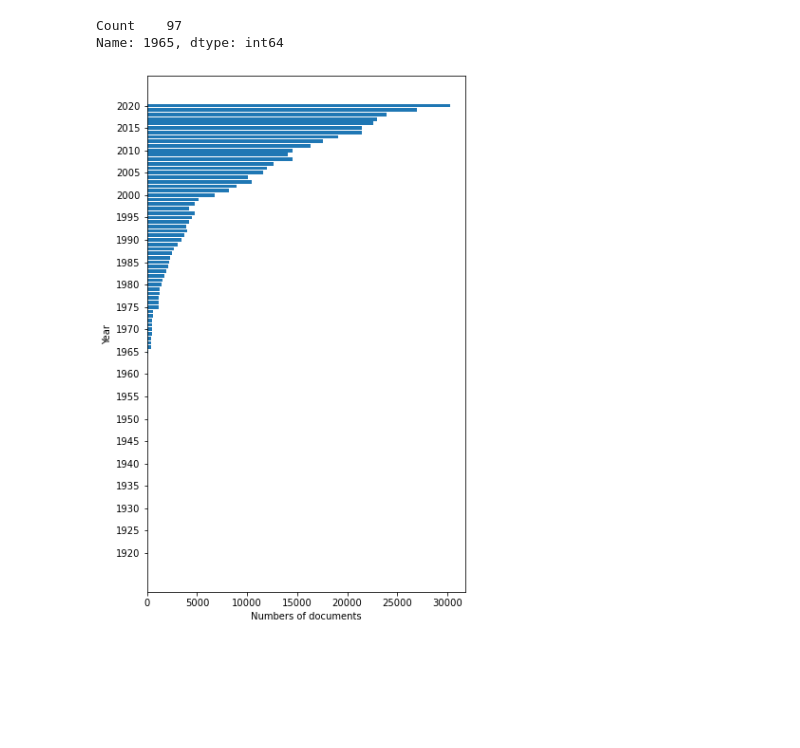
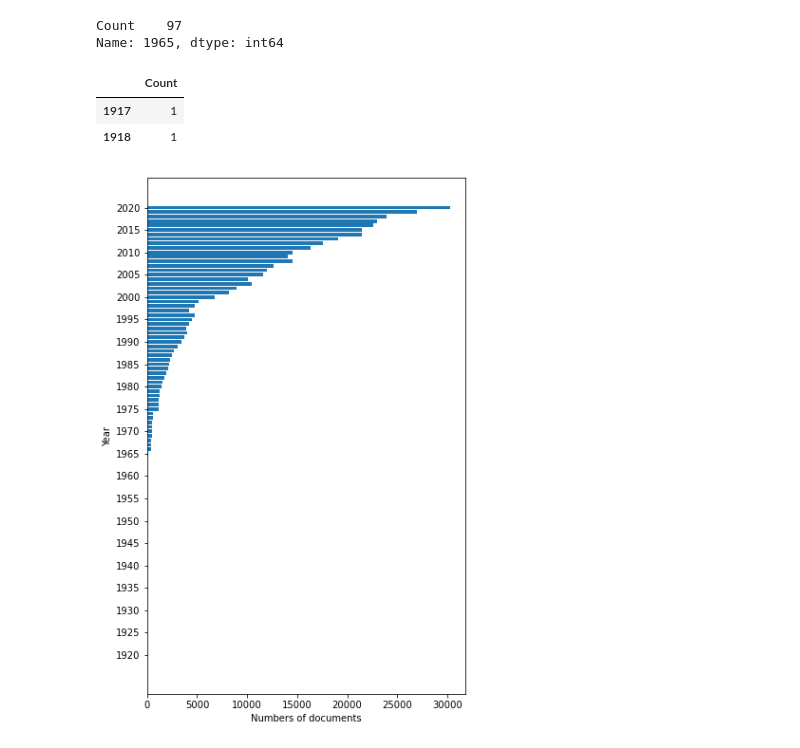
Before and after one commit to ShiuLab/plant_sci_hist, a Jupyter notebook: 4_topic_model/script_4_4_over_time.ipynb, the cells around one changed output. Cells and saved outputs as stored; diff of their text form; code cells hidden in the pictures; blank space fills up the shorter version.

```diff
--- a/4_topic_model/script_4_4_over_time.ipynb
+++ b/4_topic_model/script_4_4_over_time.ipynb
@@ -184,6 +184,14 @@ Name: 1965, dtype: int64
 # Generate output
 file_docs_year_df = work_dir / "table_4_4_docs_year_df.csv"
 docs_year_df.to_csv(file_docs_year_df)
+# %%
+# Load from output in case I want to bypass the steps above
+docs_year_df = pd.read_csv(file_docs_year_df, index_col=0)
+docs_year_df.head(2)
+# %% [output]
+|  | Count |
+| 1917 | 1 |
+| 1918 | 1 |
 # %%
 # without log
 plt.figure(figsize=(6,10))
```
Also changed, not shown: parts of 6 cells of this notebook, 4 other files.
